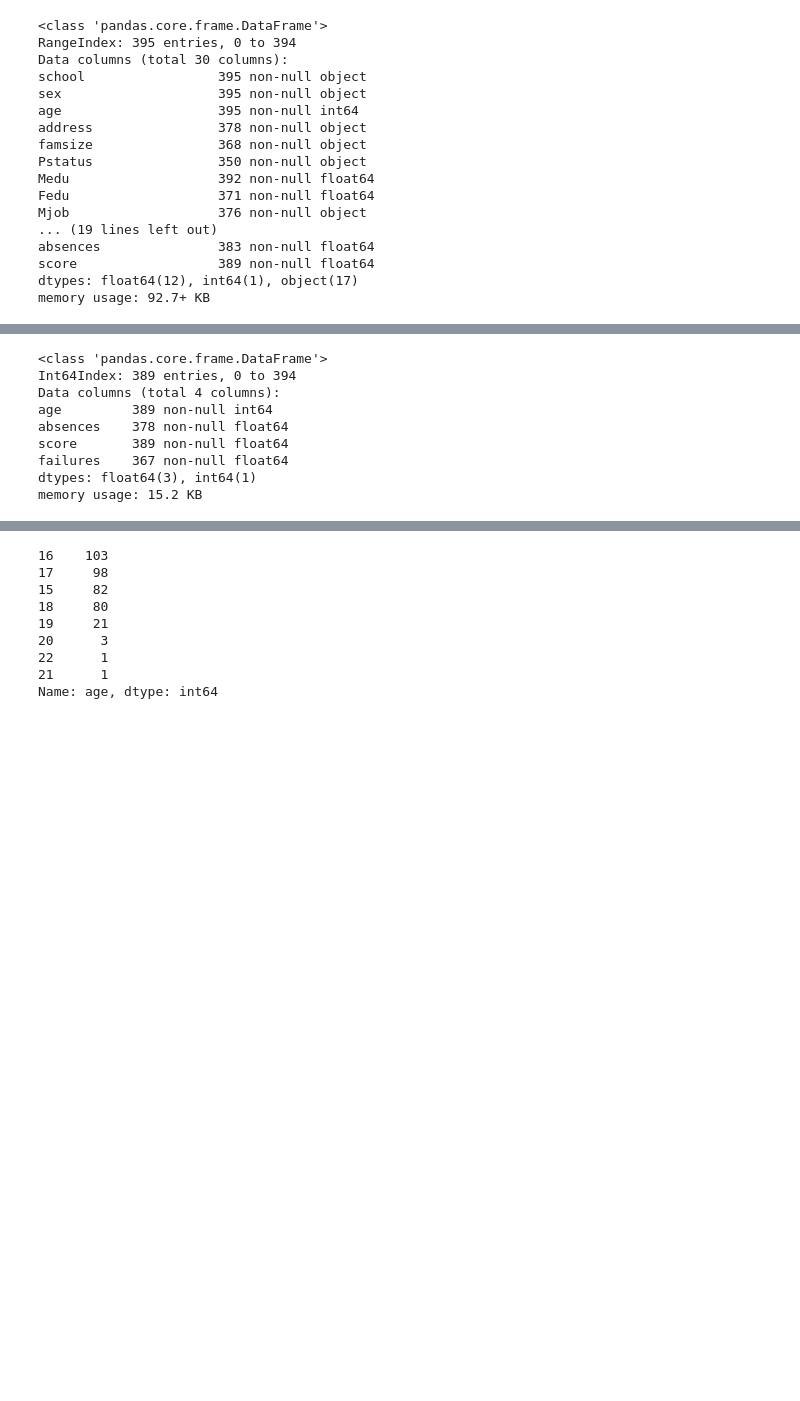
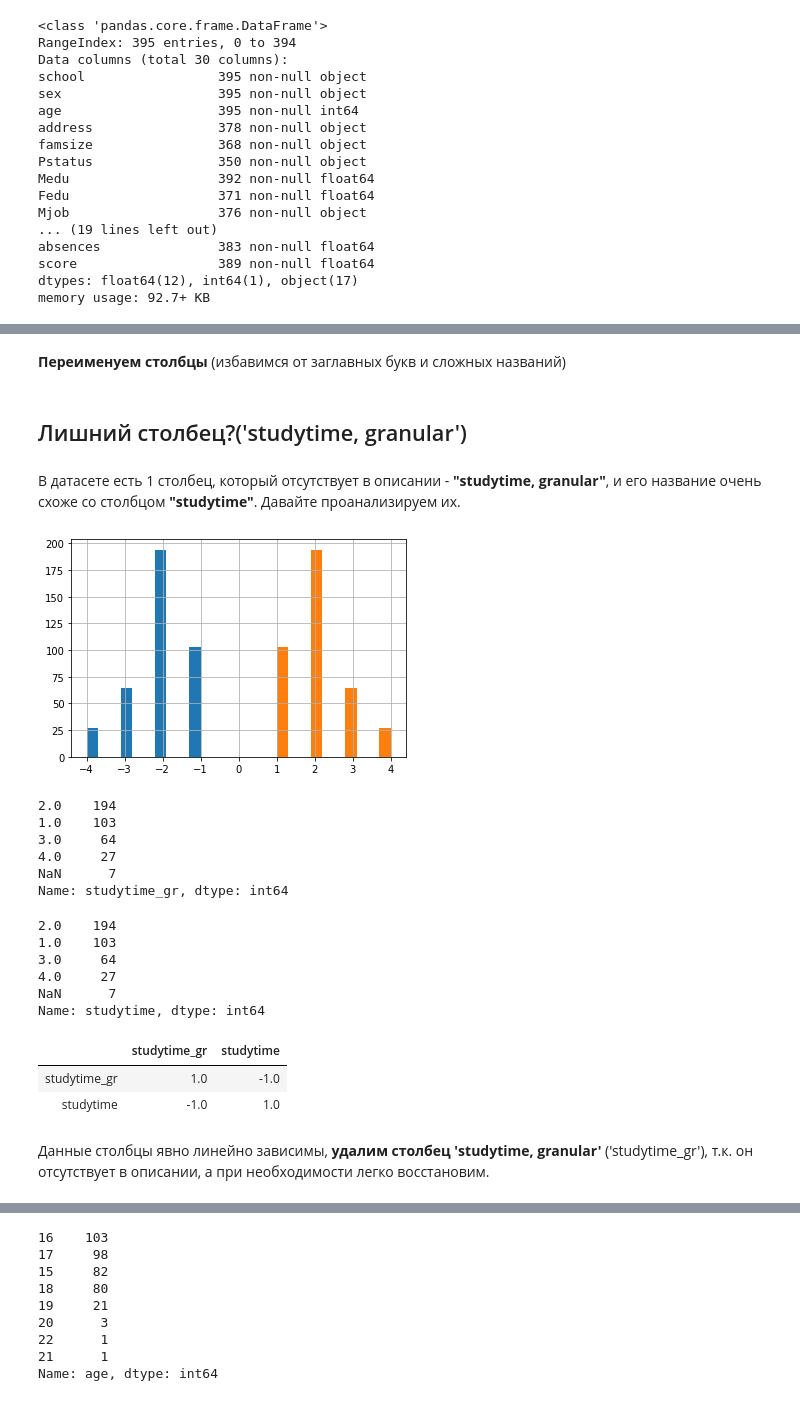
Before and after one commit to IvanRumyantsev/skillfactory_rds, a Jupyter notebook: Project2.EDA/DST-10_Project2_Arcis_EDA.ipynb, the cells around one changed output, grey strips where cells are left out. Saved outputs shown, nothing was run; the diff lists cells and outputs as text; code cells hidden in the pictures; blank space fills up the shorter version.

```diff
--- a/Project2.EDA/DST-10_Project2_Arcis_EDA.ipynb
+++ b/Project2.EDA/DST-10_Project2_Arcis_EDA.ipynb
@@ -190,2 +72,0 @@ df[['studytime, granular', 'studytime']].corr()
-# %%
-df.drop(['studytime, granular'], axis = 'columns', inplace = True)
@@ -216,3 +75,3 @@ memory usage: 89.6+ KB
 # %%
-df.dropna(axis = 0, how = 'any', inplace = False).info()
+len(df.dropna(axis = 0, how = 'any'))
 # %% [output]
@@ -376,13 +92,41 @@ memory usage: 13.9 KB
-# %%
-df_n_wn = df_n.dropna(subset = ['score'], how = 'any', inplace = False)
-df_n_wn.info()
-# %% [output]
-<class 'pandas.core.frame.DataFrame'>
-Int64Index: 389 entries, 0 to 394
-Data columns (total 4 columns):
-age         389 non-null int64
-absences    378 non-null float64
-score       389 non-null float64
-failures    367 non-null float64
-dtypes: float64(3), int64(1)
-memory usage: 15.2 KB
+# %% [markdown]
+**Переименуем столбцы** (избавимся от заглавных букв и сложных названий)
+# %%
+df.rename(columns={'Pstatus': 'p_status', 'Medu':'m_edu', 'Fedu':'f_edu',
+       'Mjob':'m_job', 'Fjob':'f_job', 'studytime, granular': 'studytime_gr'}, inplace=True)
+# %% [markdown]
+## Лишний столбец?('studytime, granular')
+# %% [markdown]
+В датасете есть 1 столбец, который отсутствует в описании - **"studytime, granular"**, и его название очень схоже со столбцом **"studytime"**. Давайте проанализируем их.
+# %%
+(df['studytime_gr']*(1/3)).hist()
+df['studytime'].hist()
+plt.show()
+# %% [output]
+[figure, added]
+# %%
+(df['studytime_gr']*(-1/3)).value_counts(dropna = False)
+# %% [output]
+2.0    194
+1.0    103
+3.0     64
+4.0     27
+NaN      7
+Name: studytime_gr, dtype: int64
+# %%
+df['studytime'].value_counts(dropna = False)
+# %% [output]
+2.0    194
+1.0    103
+3.0     64
+4.0     27
+NaN      7
+Name: studytime, dtype: int64
+# %%
+df[['studytime_gr', 'studytime']].corr()
+# %% [output]
+|  | studytime_gr | studytime |
+| studytime_gr | 1.0 | -1.0 |
+| studytime | -1.0 | 1.0 |
+# %% [markdown]
+Данные столбцы явно линейно зависимы, **удалим столбец 'studytime, granular'** ('studytime_gr'), т.к. он отсутствует в описании, а при необходимости легко восстановим.
```
Also changed, not shown: parts of 429 cells of this notebook, 4 other files.
